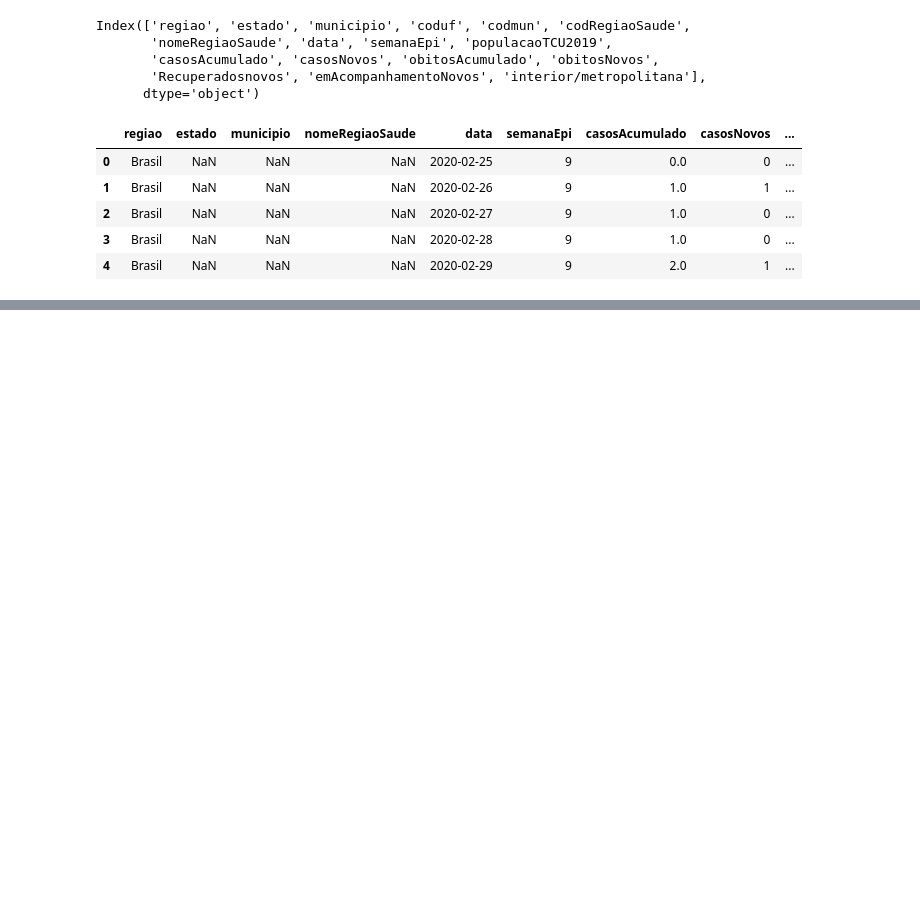
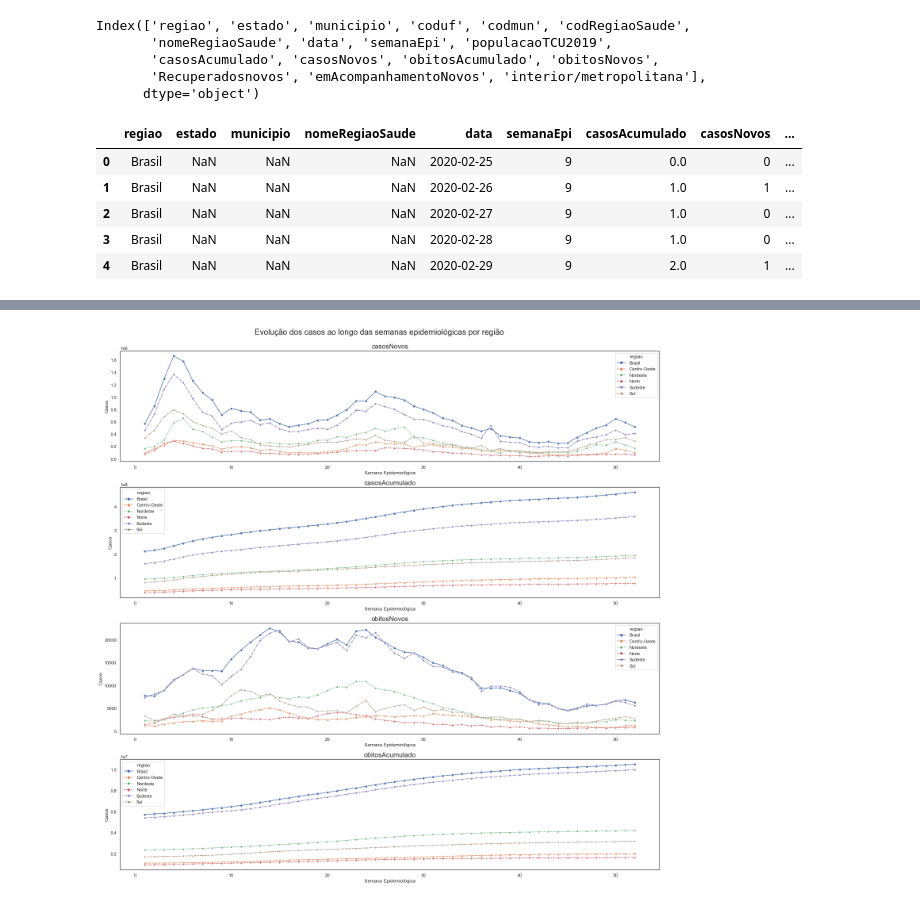
Before and after one commit to ericksunclair/Data-Science-Projects, a Jupyter notebook: Covid-Dataset/covid_study.ipynb, the cells around one changed output, grey strips where cells are left out. Saved outputs shown, nothing was run; the diff lists cells and outputs as text; code cells hidden in the pictures; blank space fills up the shorter version.

```diff
--- a/Covid-Dataset/covid_study.ipynb
+++ b/Covid-Dataset/covid_study.ipynb
@@ -196,0 +292,22 @@ df_interesse[df_interesse['regiao'] == 'Brasil'].casosNovos.hist()
+# %%
+df_semana_regiao = df_interesse[df_interesse['semanaEpi'] != 53].sort_values(by=['semanaEpi'])
+df_semana_regiao = df_semana_regiao.groupby(['semanaEpi', 'regiao']).sum().reset_index()
+
+dict_semana_regiao_wide = {}
+
+df_semana_regiao1 = df_semana_regiao.drop(['casosAcumulado', 'obitosAcumulado', 'obitosNovos'], axis=1)
+dict_semana_regiao_wide['casosNovos'] = df_semana_regiao1.pivot('semanaEpi', 'regiao', 'casosNovos')
+
+
+df_semana_regiao2 = df_semana_regiao.drop(['casosNovos', 'obitosAcumulado', 'obitosNovos'], axis=1)
+dict_semana_regiao_wide['casosAcumulado'] = df_semana_regiao2.pivot('semanaEpi', 'regiao', 'casosAcumulado')
+
+
+df_semana_regiao3 = df_semana_regiao.drop(['casosAcumulado', 'obitosAcumulado', 'casosNovos'], axis=1)
+dict_semana_regiao_wide['obitosNovos'] = df_semana_regiao3.pivot('semanaEpi', 'regiao', 'obitosNovos')
+
+
+df_semana_regiao4 = df_semana_regiao.drop(['casosAcumulado', 'casosNovos', 'obitosNovos'], axis=1)
+dict_semana_regiao_wide['obitosAcumulado'] = df_semana_regiao4.pivot('semanaEpi', 'regiao', 'obitosAcumulado')
+
+dict_semana_regiao_wide['casosNovos'].head()
@@ -196,0 +338,20 @@ df_interesse[df_interesse['regiao'] == 'Brasil'].casosNovos.hist()
+# %%
+colunas_valores = ['casosNovos', 'casosAcumulado', 'obitosNovos', 'obitosAcumulado']
+i = 0
+
+fig, axes = plt.subplots(nrows=4)
+
+for coluna in colunas_valores:
+    sns.lineplot(data=dict_semana_regiao_wide[colunas_valores[i]], markers=True,
+                 ax=axes[i])
+    axes[i].set_title(colunas_valores[i], fontsize=17)
+    axes[i].set_xlabel('Semana Epidemiológica', fontsize = 12)
+    axes[i].set_ylabel('Casos', fontsize = 12)
+    i += 1
+
+fig.suptitle('Evolução dos casos ao longo das semanas epidemiológicas por região\n', fontsize=20)
+fig.set_size_inches(20, 20)
+fig.tight_layout()
+plt.show()
+# %% [output]
+[figure, added]
```
Also changed, not shown: parts of 12 cells of this notebook.
